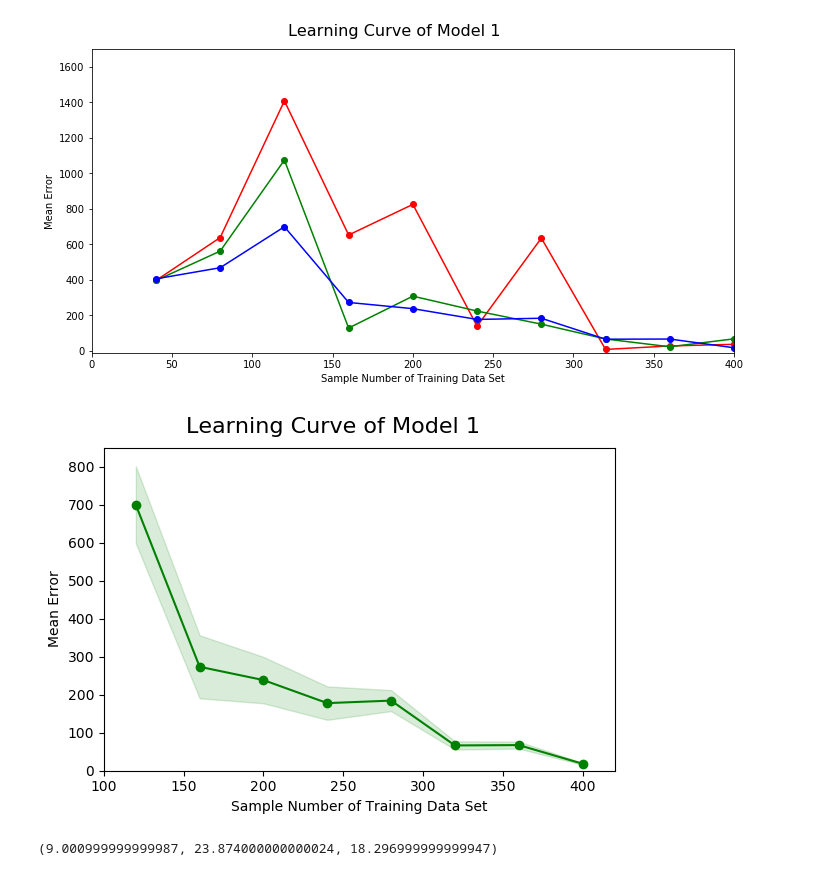
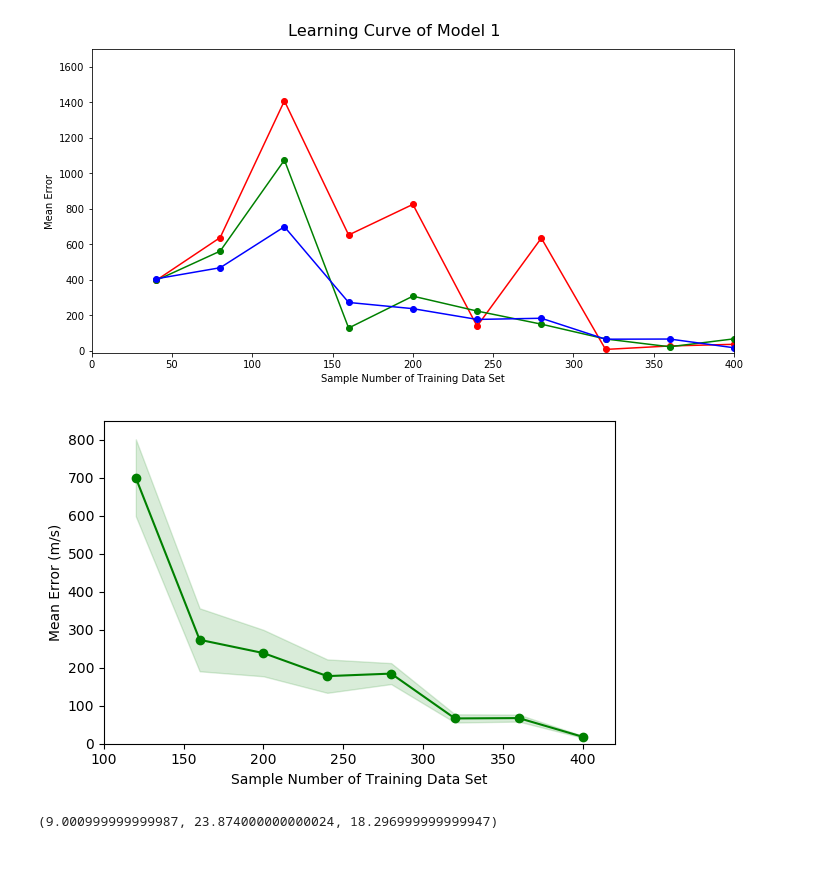
Before and after one commit to hunan16/python_coding, a Jupyter notebook: pictures_for_paperRBF.ipynb, the cells around one changed output. Cells and saved outputs as stored; diff of their text form; code cells hidden in the pictures.

```diff
--- a/pictures_for_paperRBF.ipynb
+++ b/pictures_for_paperRBF.ipynb
@@ -52,26 +52,26 @@ test_std3 = np.array([1012.86,828.12,610.42,439.56,276.13,108.12,92.09,25.76 ])
 # %%
 #----------------------------根据学习曲线确定模型1-----------------------------
 fig = pl.figure(figsize=(6,4), dpi = 100)
 ax = fig.add_subplot(1, 1, 1)
 ax.plot(sizes, test_diffmean3, 'o-', color = 'g', label = 'test_diffmean3')
 ax.fill_between(sizes, test_diffmean3 - test_std3/10, \
     test_diffmean3 + test_std3/10, alpha = 0.15, color = 'g')
 
 #ax.set_title('max_depth = ')
 ax.set_xlabel('Sample Number of Training Data Set')
-ax.set_ylabel('Mean Error')
+ax.set_ylabel('Mean Error (m/s)')
 ax.set_xlim([100, 420])
 ax.set_ylim([0, 850])
 
-fig.suptitle('Learning Curve of Model 1', fontsize = 16, y = 1.03)
+#fig.suptitle('Learning Curve of Model 1', fontsize = 16, y = 1.03)
 fig.tight_layout()
 
 fig
 
 # 以分辨率 72 来保存图片
 # savefig("exercice_2.png",dpi=72)
 # %% [output]
-[figure, old version]
+[figure, new version]
 # %%
 #------------------------Model1在三个测试集上的预测结果------------------------
 sizes = np.linspace(1, 20, 20,endpoint=True)
```
Also changed, not shown: parts of 3 cells of this notebook, 2 other files.
